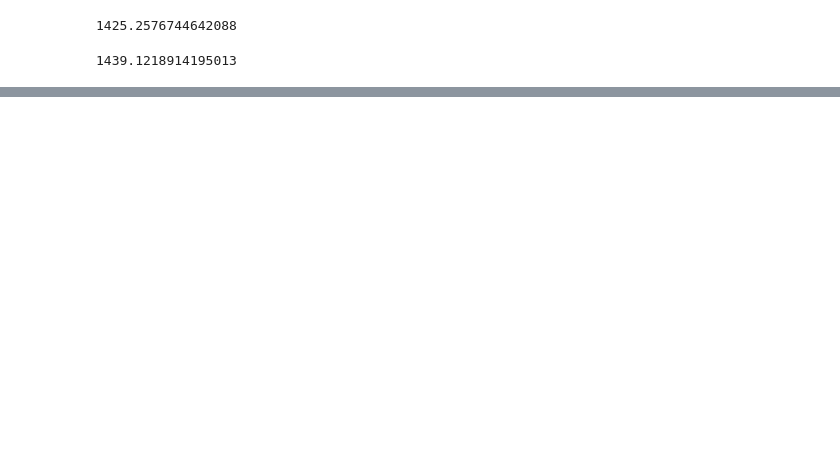
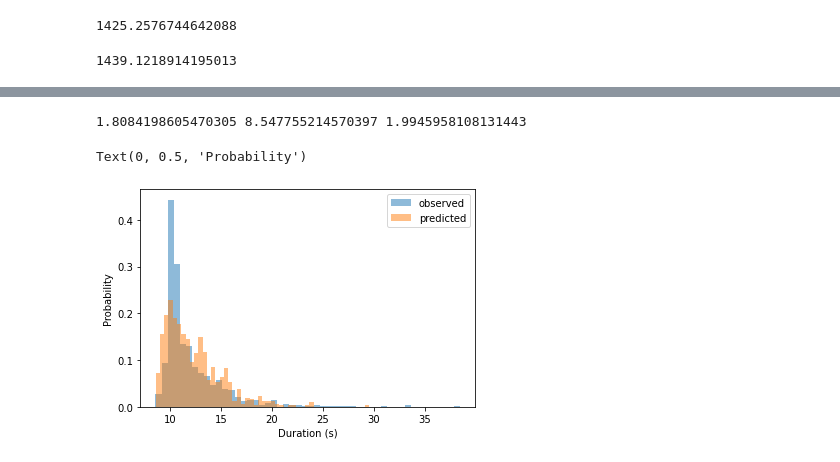
Before and after one commit to pyliut/Rokos2021, a Jupyter notebook: Wk2/MAIN2.ipynb, the cells around one changed output, grey strips where cells are left out. Saved outputs shown, nothing was run; the diff lists cells and outputs as text; code cells hidden in the pictures; blank space fills up the shorter version.

```diff
--- a/Wk2/MAIN2.ipynb
+++ b/Wk2/MAIN2.ipynb
@@ -495,0 +551,15 @@ MAE: 2.9779968594422273 MSE: 20.7533768855233
+# %%
+from scipy.stats import gamma
+alpha, loc, beta=gamma.fit(t_op)
+print(alpha, loc, beta)
+
+t_pred = np.random.gamma(alpha,beta,len(t_op)) + loc
+plt.hist(t_op, density = True, bins = 50, alpha = 0.5);
+plt.hist(t_pred, density = True, bins = 50, alpha = 0.5);
+plt.legend(["observed", "predicted"])
+plt.xlabel("Duration (s)")
+plt.ylabel("Probability")
+# %% [output]
+1.8084198605470305 8.547755214570397 1.9945958108131443
+Text(0, 0.5, 'Probability')
+[figure, added]
```
Also changed, not shown: parts of 25 cells of this notebook, 16 other files.
